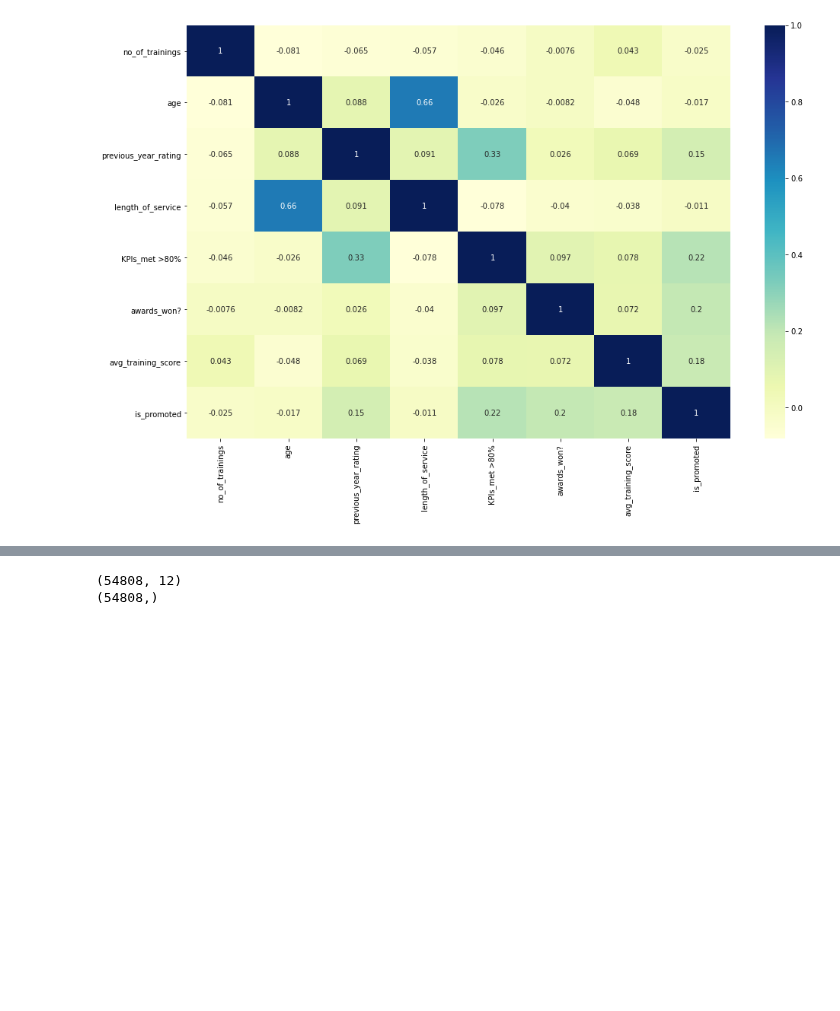
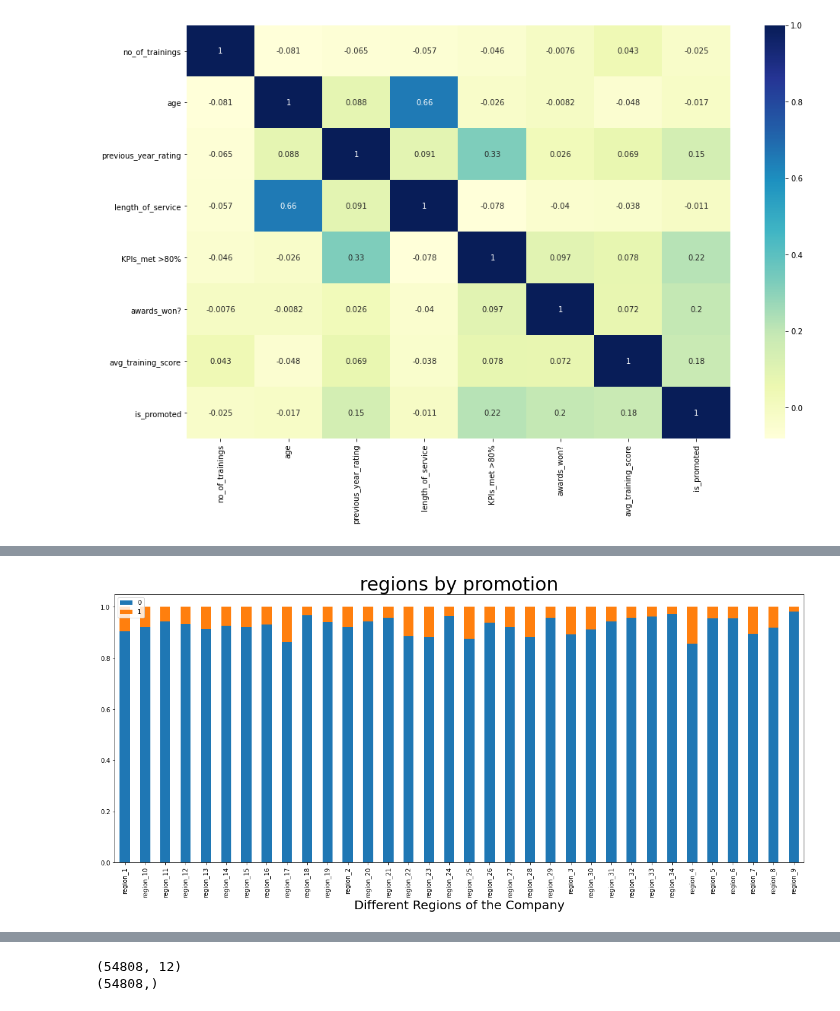
Before and after one commit to ayaadelhassan/HR-Analytics, a Jupyter notebook: main.ipynb, the cells around one changed output, grey strips where cells are left out. Saved outputs shown, nothing was run; the diff lists cells and outputs as text; code cells hidden in the pictures; blank space fills up the shorter version.

```diff
--- a/main.ipynb
+++ b/main.ipynb
@@ -436,0 +274,12 @@ Handling Categorical data
+# %%
+# checking dependency of different regions in promotion
+
+data = pd.crosstab(dataset['region'], dataset['is_promoted'])
+data.div(data.sum(1).astype('float'), axis = 0).plot(kind = 'bar', stacked = True, figsize = (20, 8))
+
+plt.title('regions by promotion', fontsize = 30)
+plt.xlabel('Different Regions of the Company', fontsize = 20)
+plt.legend()
+plt.show()
+# %% [output]
+[figure, added]
```
Also changed, not shown: parts of 71 cells of this notebook, 2 other files.
